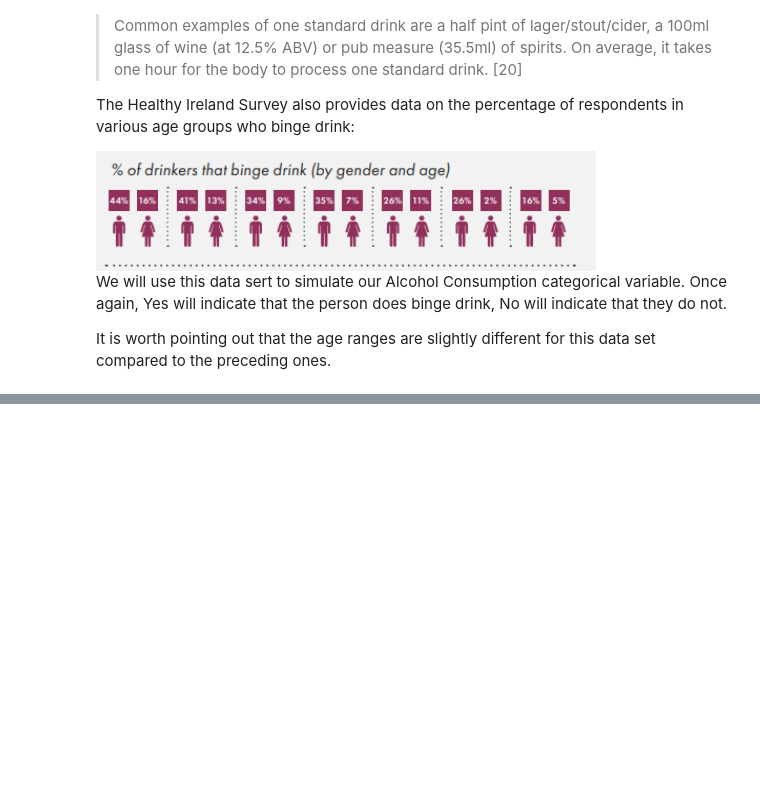
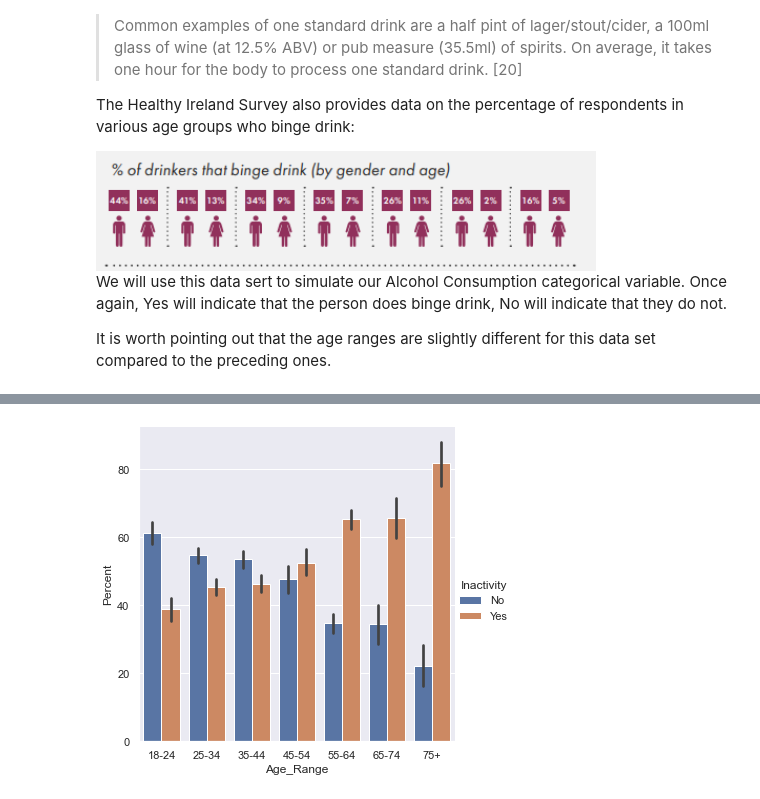
Before and after one commit to Sam-Tracey/PDA_Project_2021, a Jupyter notebook: PDA_Project.ipynb, the cells around one changed output, grey strips where cells are left out. Drawn from its saved outputs; the diff is of its cells as text; code cells hidden in the pictures; blank space fills up the shorter version.

Commit message:
Added Inactivity section with research and code for simulating data

```diff
--- a/PDA_Project.ipynb
+++ b/PDA_Project.ipynb
@@ -570,0 +588,2 @@ Once again, we see a gender and age dependency for physical activity with younge
+# %%
+inactive = ['Yes', 'No']
@@ -570,0 +622,20 @@ Once again, we see a gender and age dependency for physical activity with younge
+# %%
+# Use Pandas apply function in pandas to execute function
+# Reference: https://stackoverflow.com/questions/26886653/pandas-create-new-column-based-on-values-from-other-columns-apply-a-function-o [9]
+df['Inactivity'] = df.apply (lambda row: exercise(row), axis=1)
+# %%
+# Create new dataframe grouped by Age.
+act_age_df = df.groupby('Age')['Inactivity'].value_counts(normalize=True)
+# Calculate percentage values for inactivity by age.
+act_age_df = act_age_df.mul(100).rename('Percent').reset_index()
+# %%
+# Create bins for age ranges.
+age_range = ['18-24', '25-34', '35-44', '45-54', '55-64', '65-74', '75+']
+bins = [0, 25, 35, 45, 55, 65, 75, 100]
+# Use Pandas cut function to segment ages into age ranges [10]
+act_age_df['Age_Range'] = pd.cut(act_age_df['Age'], bins=bins, labels=age_range)
+# %%
+# Plot percentage smokers by age range.
+ax = sns.catplot(x='Age_Range', y='Percent', hue='Inactivity', kind='bar', data=act_age_df)
+# %% [output]
+[figure, added]
```
Also changed, not shown: parts of 34 cells of this notebook.
